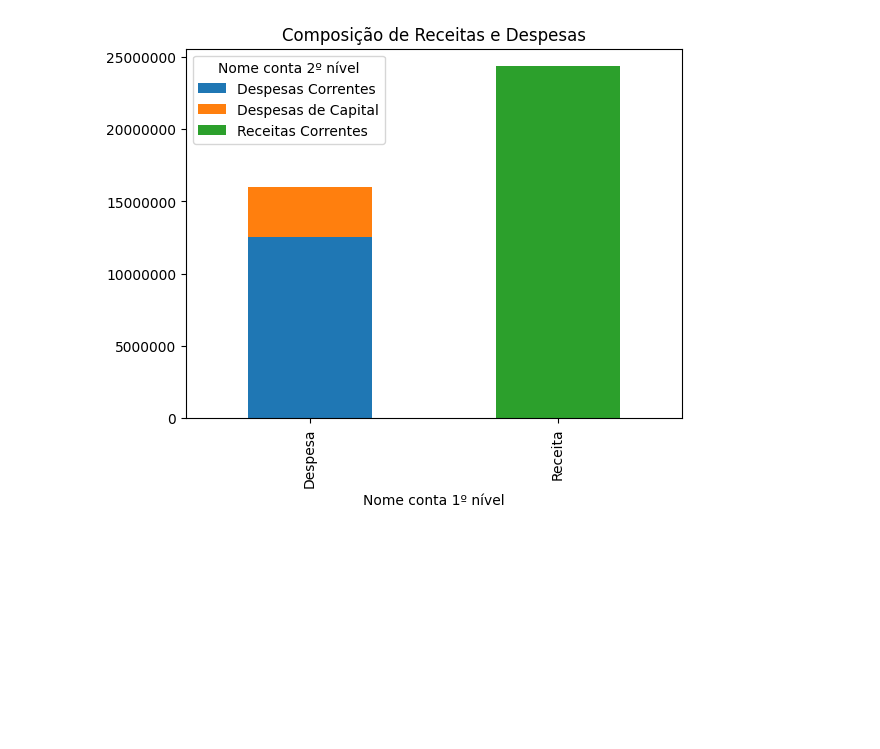
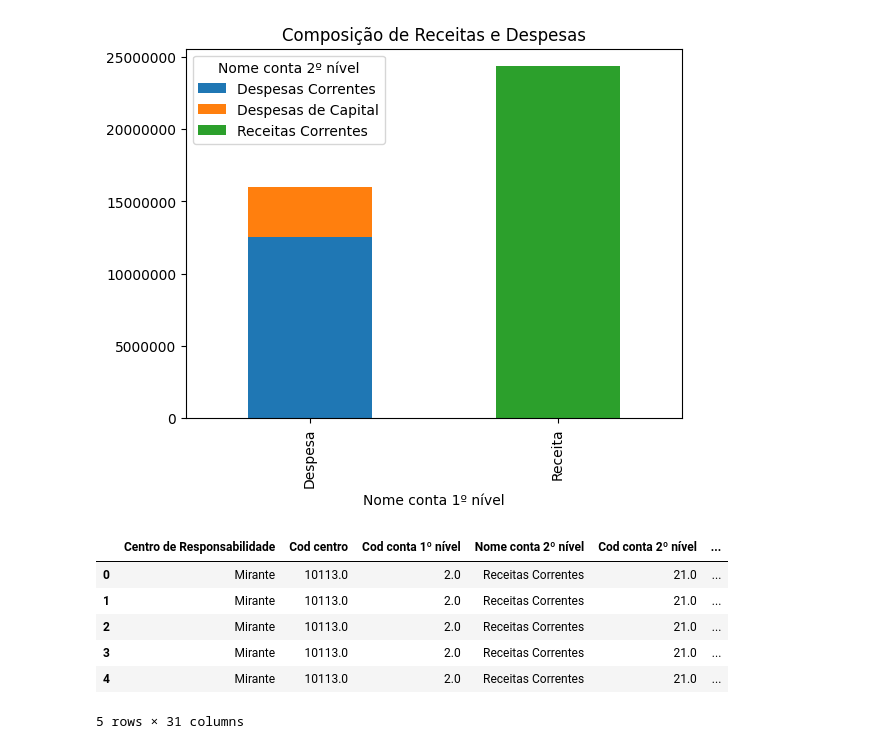
Before and after one commit to dokisnowy/Analise-de-Dados, a Jupyter notebook: data_analise_orcamento.ipynb, the cells around one changed output. Cells and saved outputs as stored; diff of their text form; code cells hidden in the pictures; blank space fills up the shorter version.

```diff
--- a/data_analise_orcamento.ipynb
+++ b/data_analise_orcamento.ipynb
@@ -161,0 +162,11 @@ orcamento = planilhas.get_any("planilha_Dados - Mercado.csv")
+# %%
+df_mercado = pd.read_csv(mercado)
+df_mercado.head()
+# %% [output]
+|  | Centro de Responsabilidade | Cod centro | Cod conta 1º nível | Nome conta 2º nível | Cod conta 2º nível | ... |
+| 0 | Mirante | 10113.0 | 2.0 | Receitas Correntes | 21.0 | ... |
+| 1 | Mirante | 10113.0 | 2.0 | Receitas Correntes | 21.0 | ... |
+| 2 | Mirante | 10113.0 | 2.0 | Receitas Correntes | 21.0 | ... |
+| 3 | Mirante | 10113.0 | 2.0 | Receitas Correntes | 21.0 | ... |
+| 4 | Mirante | 10113.0 | 2.0 | Receitas Correntes | 21.0 | ... |
+5 rows × 31 columns
```
Also changed, not shown: parts of 15 cells of this notebook.
